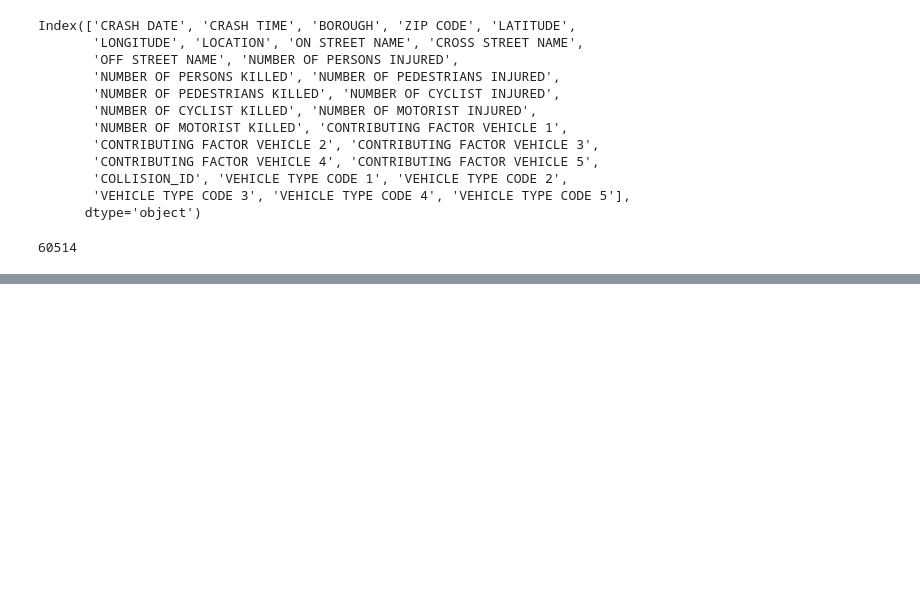
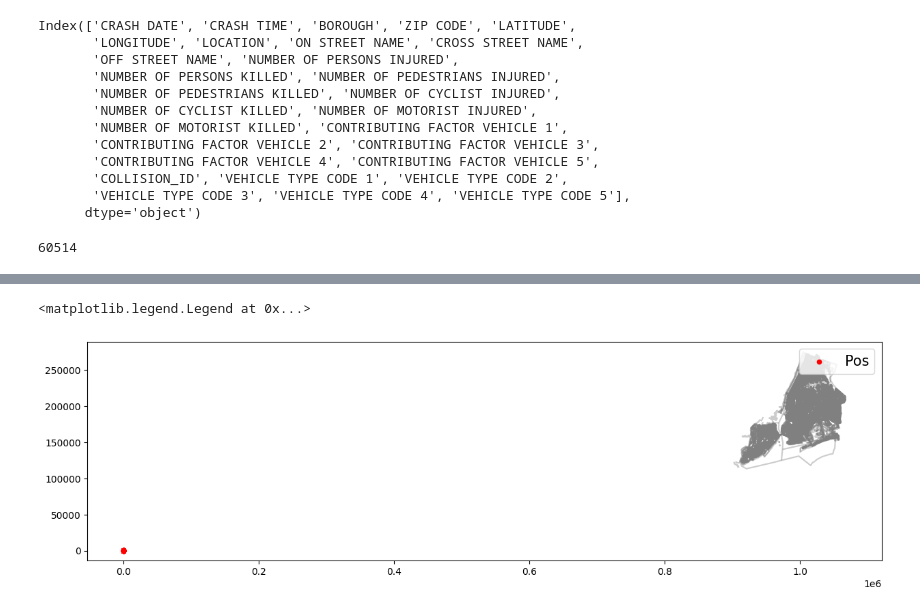
Before and after one commit to mlanicaputo/nyc-collisions, a Jupyter notebook: main.ipynb, the cells around one changed output, grey strips where cells are left out. Cells and saved outputs as stored; diff of their text form; code cells hidden in the pictures; blank space fills up the shorter version.

```diff
--- a/main.ipynb
+++ b/main.ipynb
@@ -301,0 +204,8 @@ plt.show()
+# %%
+# get all the coordinate locations of collisions
+coordinate_df = df[["LATITUDE", "LONGITUDE"]]
+coordinate_df = coordinate_df.dropna(axis="index")
+# coordinate_df = coordinate_df.reindex()
+
+geometry = [Point(xy) for xy in zip(coordinate_df['LONGITUDE'], coordinate_df['LATITUDE'])]
+geometry[:20]
@@ -301,0 +233,6 @@ plt.show()
+# %%
+crs = {'init':'epsg:4326'}
+geo_df = gpd.GeoDataFrame(coordinate_df, #specify our data
+                          crs=crs, #specify our coordinate reference system
+                          geometry=geometry) #specify the geometry list we created
+geo_df.head()
@@ -301,0 +254,11 @@ plt.show()
+# %%
+fig, ax = plt.subplots(figsize=(15,15))
+map.plot(ax=ax, alpha=0.4, color='grey')
+geo_df.plot(ax=ax,
+                                       markersize=20,
+                                       color='red',
+                                       label='Pos')
+plt.legend(prop={'size':15})
+# %% [output]
+<matplotlib.legend.Legend at 0x...>
+[figure, added]
```
Also changed, not shown: parts of 35 cells of this notebook, 1 other file.
